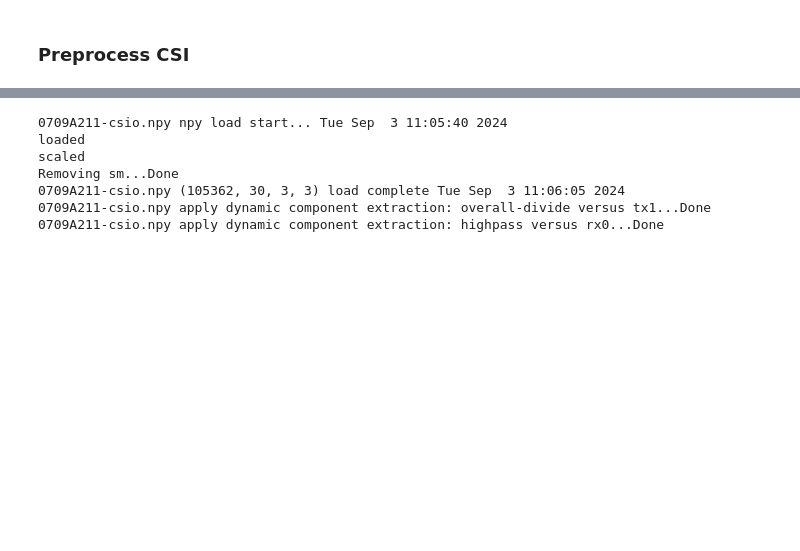
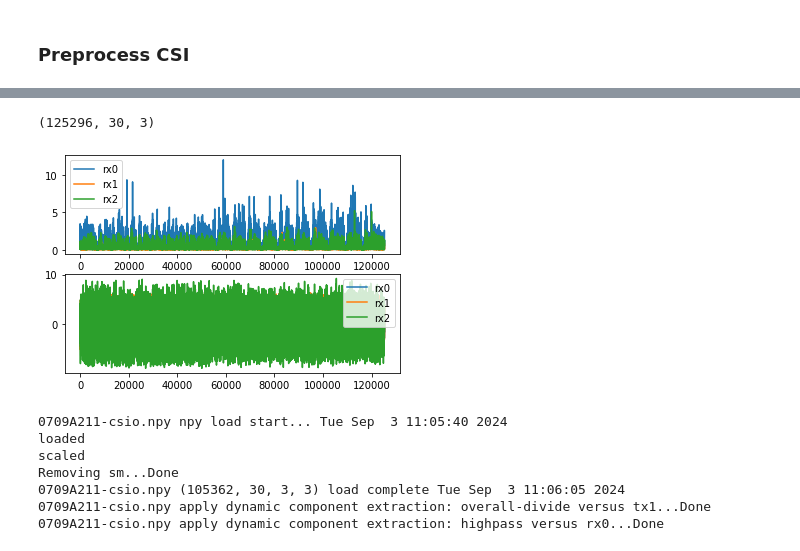
Before and after one commit to MilkywayCocktail/CSI-python, a Jupyter notebook: Door_dataset.ipynb, the cells around one changed output, grey strips where cells are left out. Drawn from its saved outputs; the diff is of its cells as text; code cells hidden in the pictures; blank space fills up the shorter version.

```diff
--- a/Door_dataset.ipynb
+++ b/Door_dataset.ipynb
@@ -65,0 +225,24 @@ plt.show()
+# %%
+import numpy as np
+import matplotlib.pyplot as plt
+ccsi = np.load('../dataset/Door_EXP/TrainVer/A208/0709A00-csi.npy', mmap_mode='r')
+print(ccsi.shape)
+ccsi_mag = np.abs(ccsi)
+ccsi_phase = np.unwrap(np.angle(ccsi))
+# %% [output]
+(125296, 30, 3)
+# %%
+plt.figure()
+
+plt.subplot(2, 1, 1)
+for rx in range(3):
+    plt.plot(ccsi_mag[:, 15, rx], label=f"rx{rx}")
+plt.legend()
+plt.subplot(2, 1, 2)
+for rx in range(3):
+    plt.plot(ccsi_phase[:, 15, rx], label=f"rx{rx}")
+plt.legend()
+
+plt.show()
+# %% [output]
+[figure, added]
```
Also changed, not shown: parts of 20 cells of this notebook, 4 other files.
